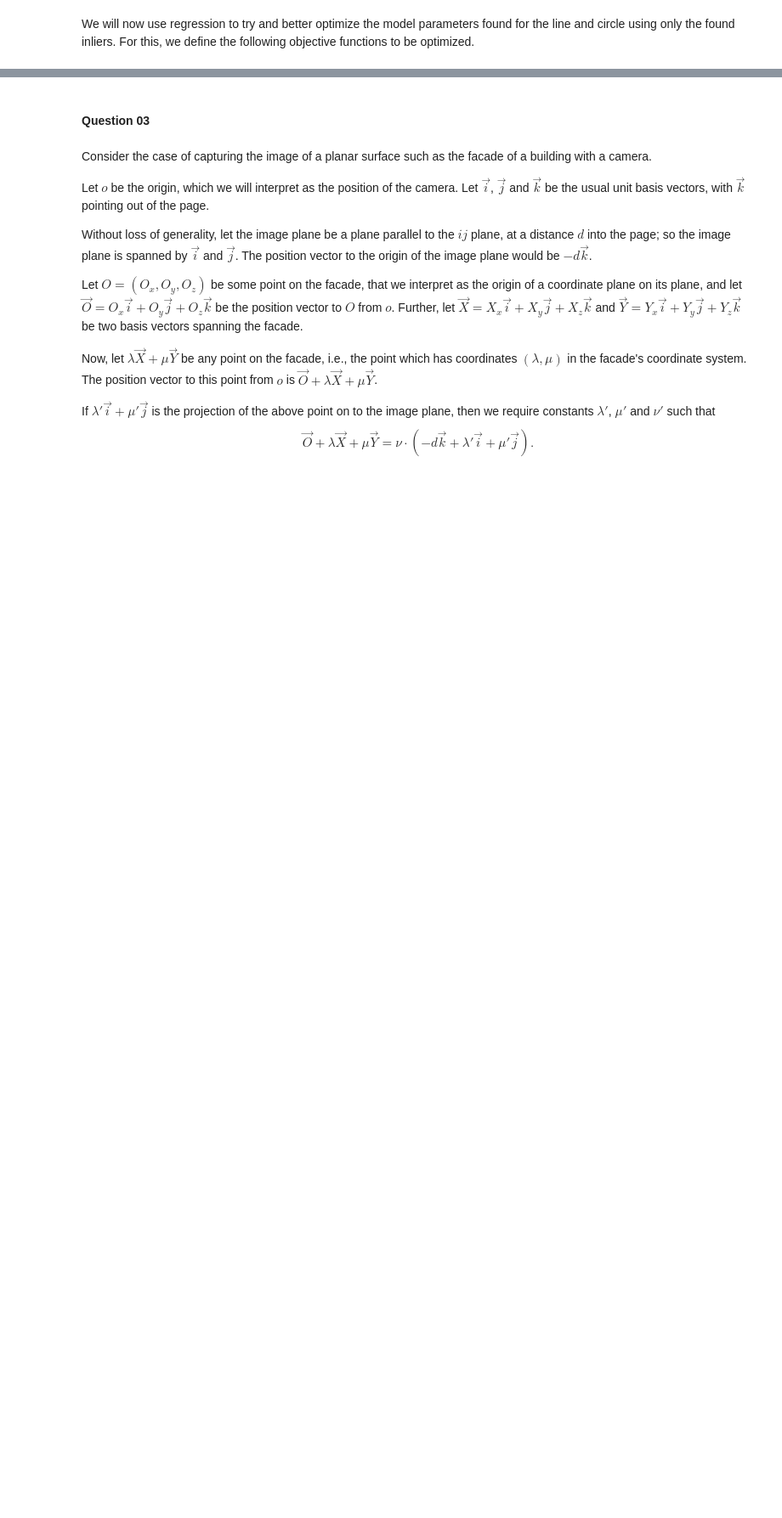
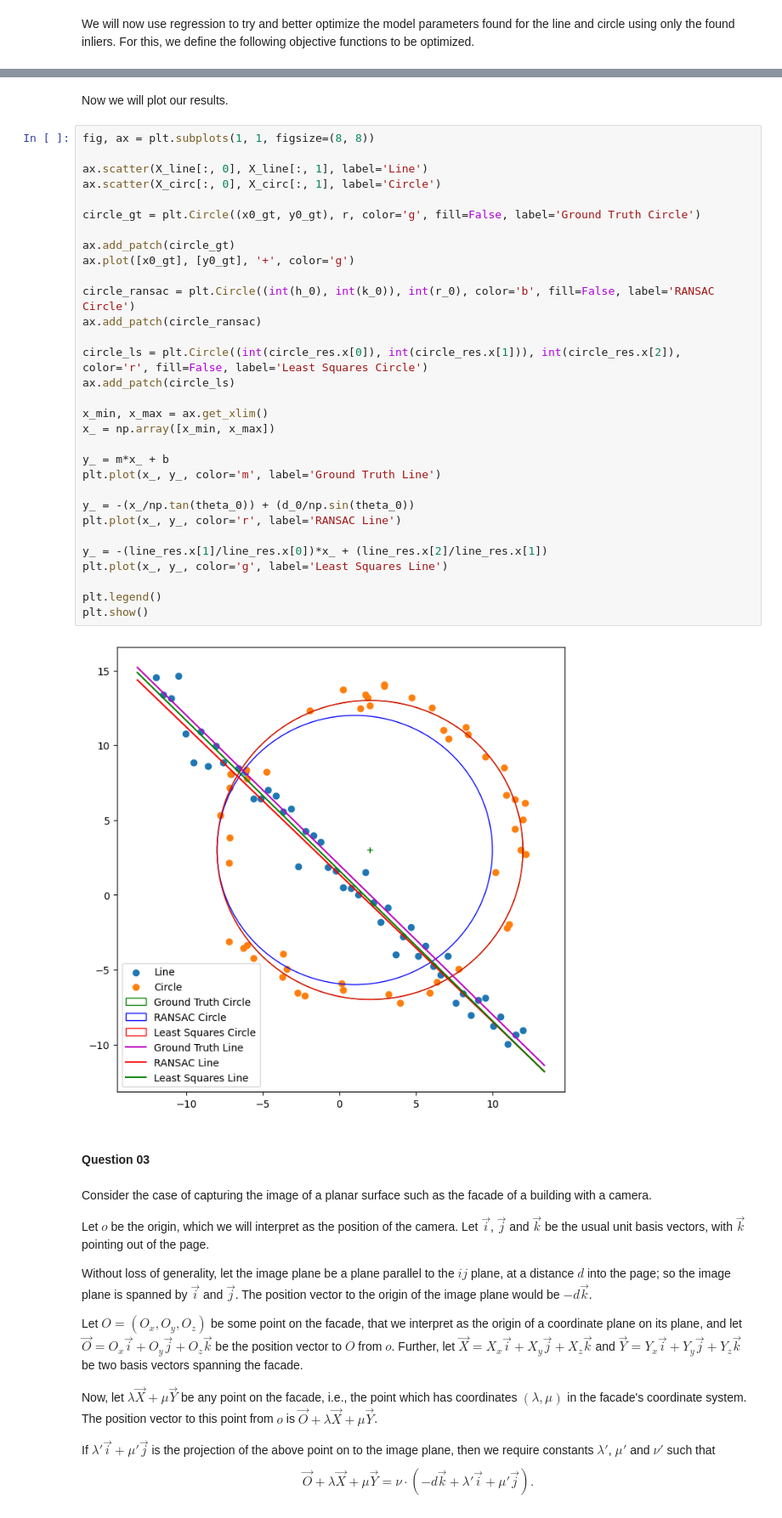
Before and after one commit to pulasthi-u/en3160-assignment02, a Jupyter notebook: code.ipynb, the cells around one changed output, grey strips where cells are left out. Shown at 85% size. Drawn from its saved outputs; the diff is of its cells as text; blank space fills up the shorter version.

```diff
--- a/code.ipynb
+++ b/code.ipynb
@@ -371,3 +383,38 @@ print (line_res.x, circle_res.x)
+# %% [markdown]
+Now we will plot our results.
+# %%
+fig, ax = plt.subplots(1, 1, figsize=(8, 8))
+
+ax.scatter(X_line[:, 0], X_line[:, 1], label='Line')
+ax.scatter(X_circ[:, 0], X_circ[:, 1], label='Circle')
+
+circle_gt = plt.Circle((x0_gt, y0_gt), r, color='g', fill=False, label='Ground Truth Circle')
+
+ax.add_patch(circle_gt)
+ax.plot([x0_gt], [y0_gt], '+', color='g')
+
+circle_ransac = plt.Circle((int(h_0), int(k_0)), int(r_0), color='b', fill=False, label='RANSAC Circle')
+ax.add_patch(circle_ransac)
+
+circle_ls = plt.Circle((int(circle_res.x[0]), int(circle_res.x[1])), int(circle_res.x[2]), color='r', fill=False, label='Least Squares Circle')
+ax.add_patch(circle_ls)
+
+x_min, x_max = ax.get_xlim()
+x_ = np.array([x_min, x_max])
+
+y_ = m*x_ + b
+plt.plot(x_, y_, color='m', label='Ground Truth Line')
+
+y_ = -(x_/np.tan(theta_0)) + (d_0/np.sin(theta_0))
+plt.plot(x_, y_, color='r', label='RANSAC Line')
+
+y_ = -(line_res.x[1]/line_res.x[0])*x_ + (line_res.x[2]/line_res.x[1])
+plt.plot(x_, y_, color='g', label='Least Squares Line')
+
+plt.legend()
+plt.show()
+# %% [output]
+[figure, added]
 # %% [markdown]
 #### Question 03
 # %% [markdown]
```
Also changed, not shown: parts of 11 cells of this notebook, 2 other files.
